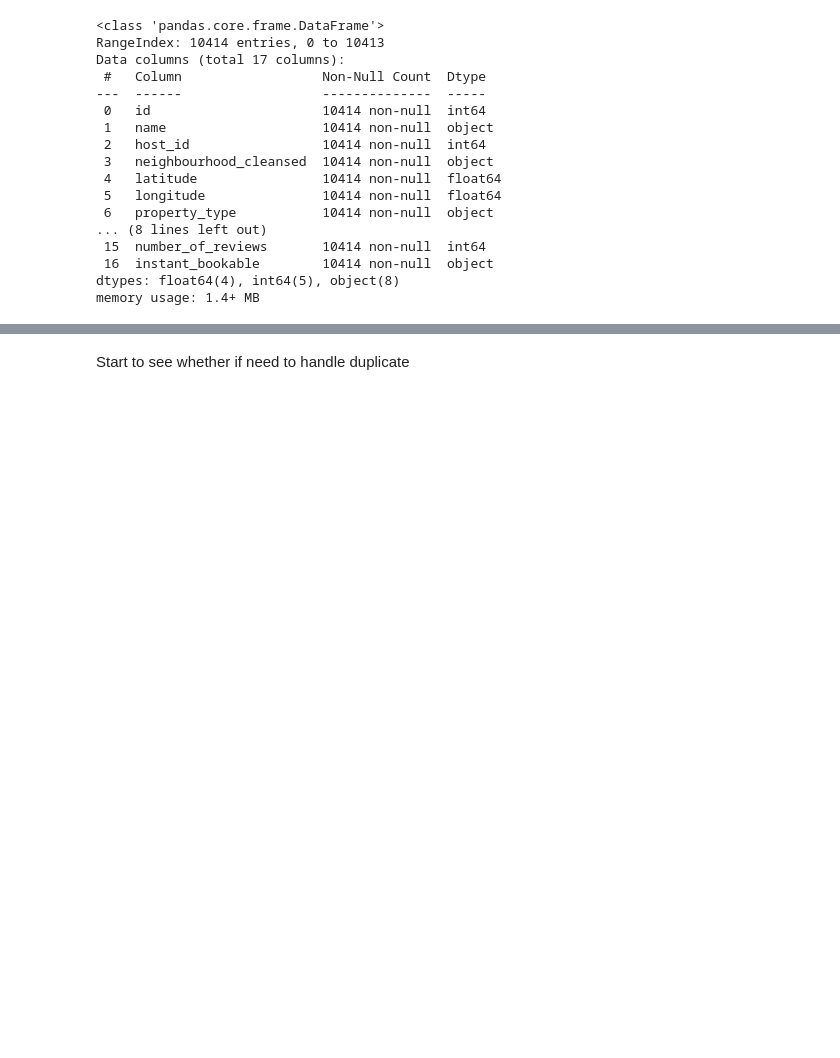
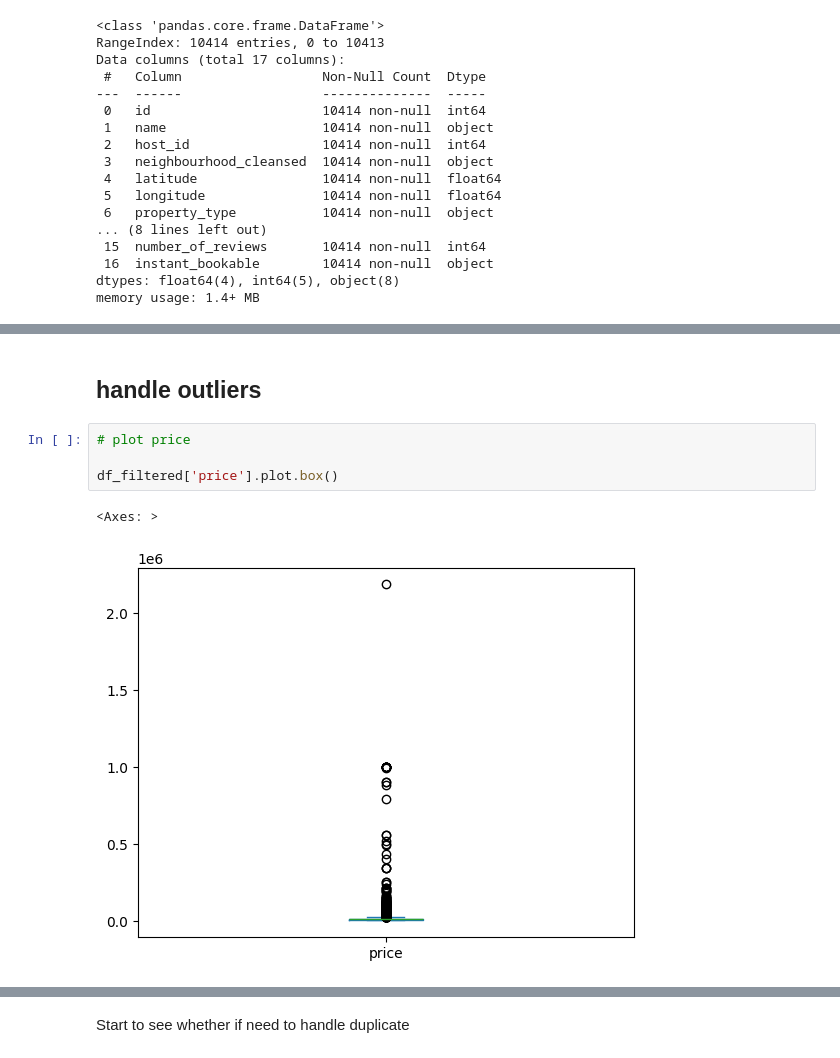
Before and after one commit to mengxin-huang/1163170, a Jupyter notebook: LAB2-data_processing.ipynb, the cells around one changed output, grey strips where cells are left out. Saved outputs shown, nothing was run; the diff lists cells and outputs as text; blank space fills up the shorter version.

```diff
--- a/LAB2-data_processing.ipynb
+++ b/LAB2-data_processing.ipynb
@@ -229,0 +488,9 @@ Start to handle abnormal data
+# %% [markdown]
+## handle outliers
+# %%
+# plot price
+
+df_filtered['price'].plot.box()
+# %% [output]
+<Axes: >
+[figure, added]
```
Also changed, not shown: parts of 42 cells of this notebook, 1 other file.
